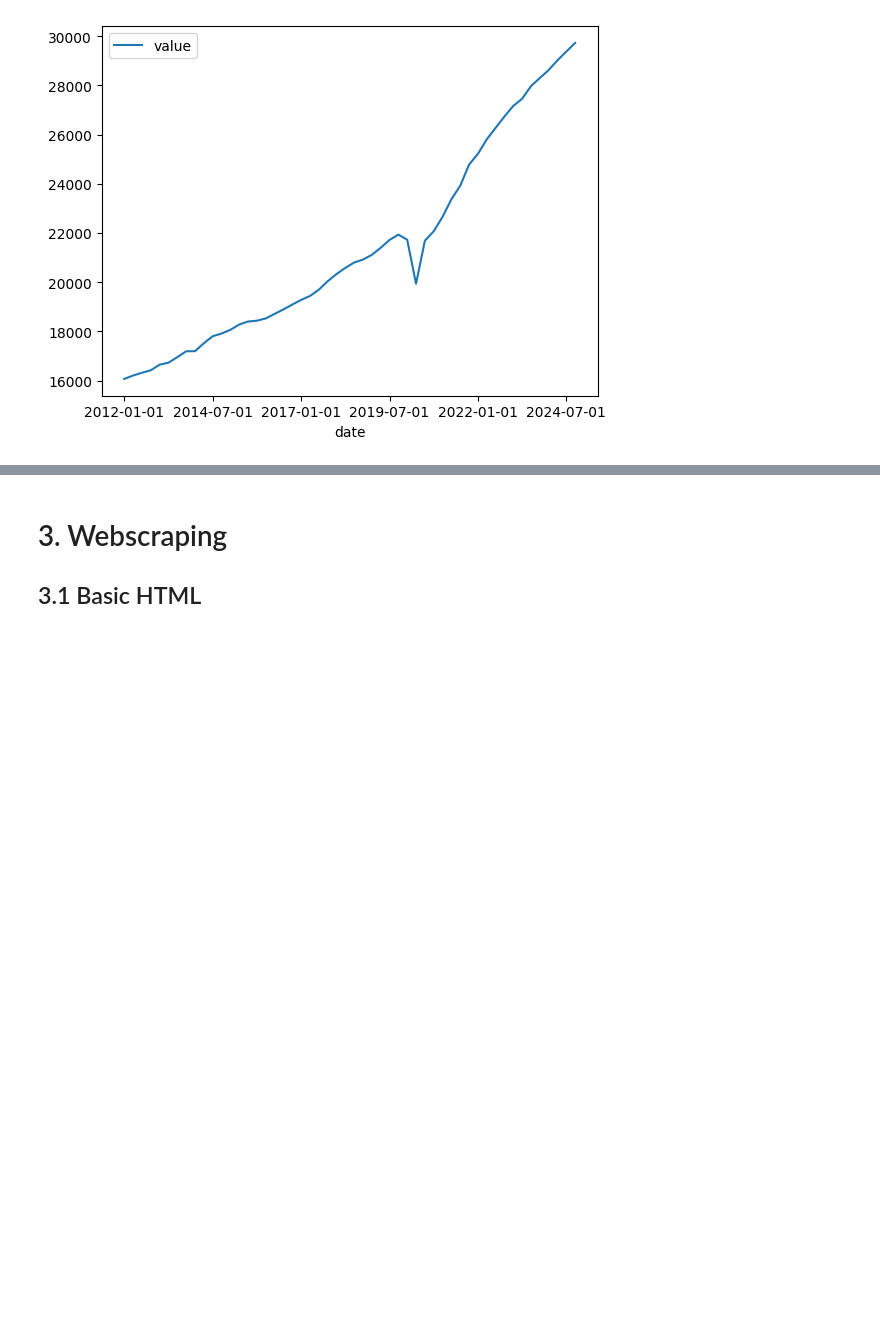
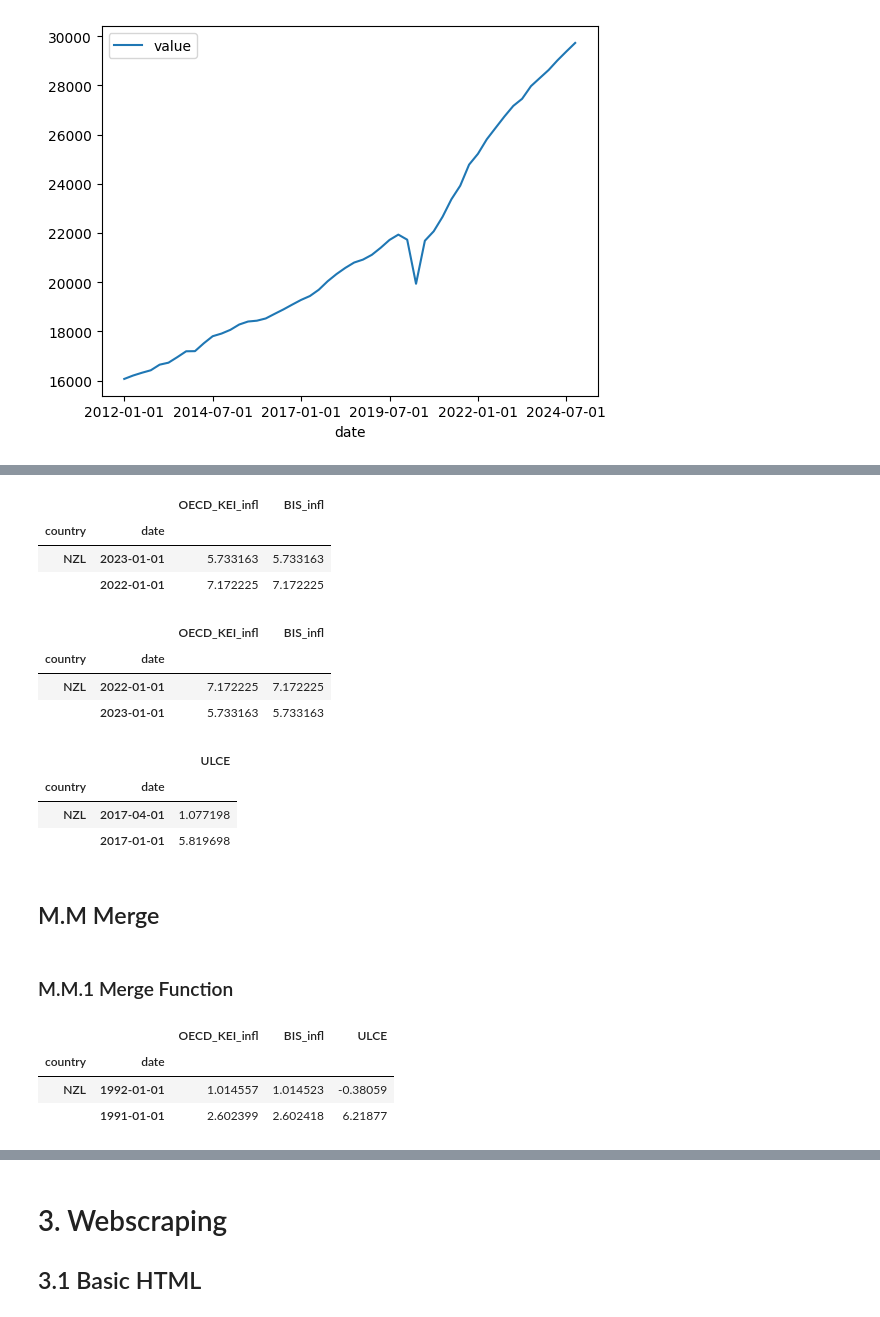
Before and after one commit to tuelan/graspp_2025_spring, a Jupyter notebook: notebooks/module_1/week_2/download_api.ipynb, the cells around one changed output, grey strips where cells are left out. Drawn from its saved outputs; the diff is of its cells as text; code cells hidden in the pictures; blank space fills up the shorter version.

```diff
--- a/notebooks/module_1/week_2/download_api.ipynb
+++ b/notebooks/module_1/week_2/download_api.ipynb
@@ -158,0 +288,3 @@ df.set_index('date')['2012':].plot()
+# %%
+df_oecd_nz.date = pd.PeriodIndex(df_oecd_nz.date, freq='Q').to_timestamp()
+df_oecd_nz.date.dtype
@@ -158,0 +303,3 @@ df.set_index('date')['2012':].plot()
+# %%
+df_macro_nz.date = pd.to_datetime(df_macro_nz.date, format = '%Y')
+df_macro_nz.date.dtype
@@ -158,0 +310,42 @@ df.set_index('date')['2012':].plot()
+# %%
+df_macro_nz = df_macro_nz.set_index(['country', 'date'])
+df_macro_nz.head(2)
+# %% [output]
+|  |  | OECD_KEI_infl | BIS_infl |
+| country | date |  |  |
+| NZL | 2023-01-01 | 5.733163 | 5.733163 |
+|  | 2022-01-01 | 7.172225 | 7.172225 |
+# %%
+df_macro_nz.sort_index().tail(2)
+# %% [output]
+|  |  | OECD_KEI_infl | BIS_infl |
+| country | date |  |  |
+| NZL | 2022-01-01 | 7.172225 | 7.172225 |
+|  | 2023-01-01 | 5.733163 | 5.733163 |
+# %%
+df_oecd_nz = df_oecd_nz.set_index(['country', 'date'])
+df_oecd_nz.head(2)
+# %% [output]
+|  |  | ULCE |
+| country | date |  |
+| NZL | 2017-04-01 | 1.077198 |
+|  | 2017-01-01 | 5.819698 |
+# %% [markdown]
+## M.M Merge
+# %% [markdown]
+### M.M.1 Merge Function
+# %%
+df_merge = pd.merge(
+    df_macro_nz,
+    df_oecd_nz,
+    right_index = True,
+    left_index = True,
+    how = 'inner'
+
+)
+df_merge.tail(2)
+# %% [output]
+|  |  | OECD_KEI_infl | BIS_infl | ULCE |
+| country | date |  |  |  |
+| NZL | 1992-01-01 | 1.014557 | 1.014523 | -0.38059 |
+|  | 1991-01-01 | 2.602399 | 2.602418 | 6.21877 |
```
Also changed, not shown: parts of 153 cells of this notebook, 1 other file.
